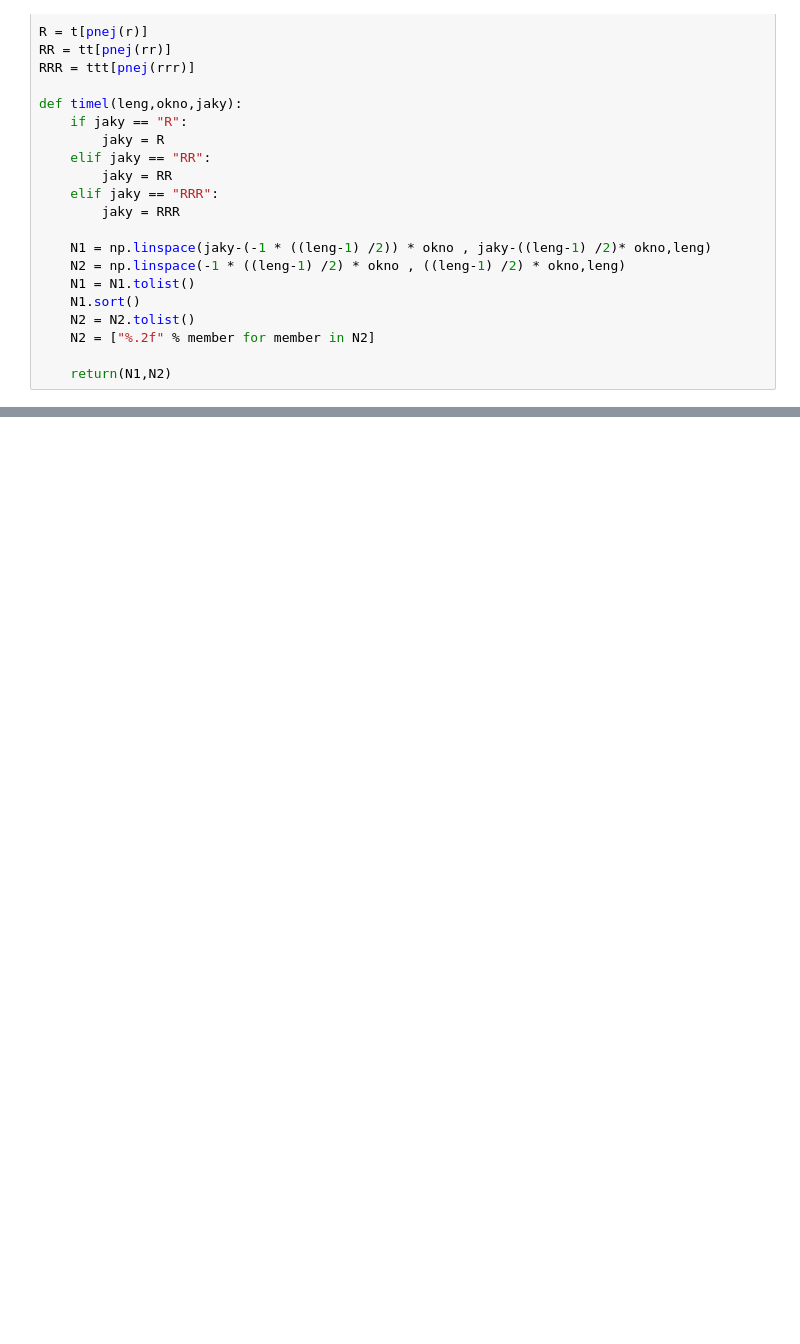
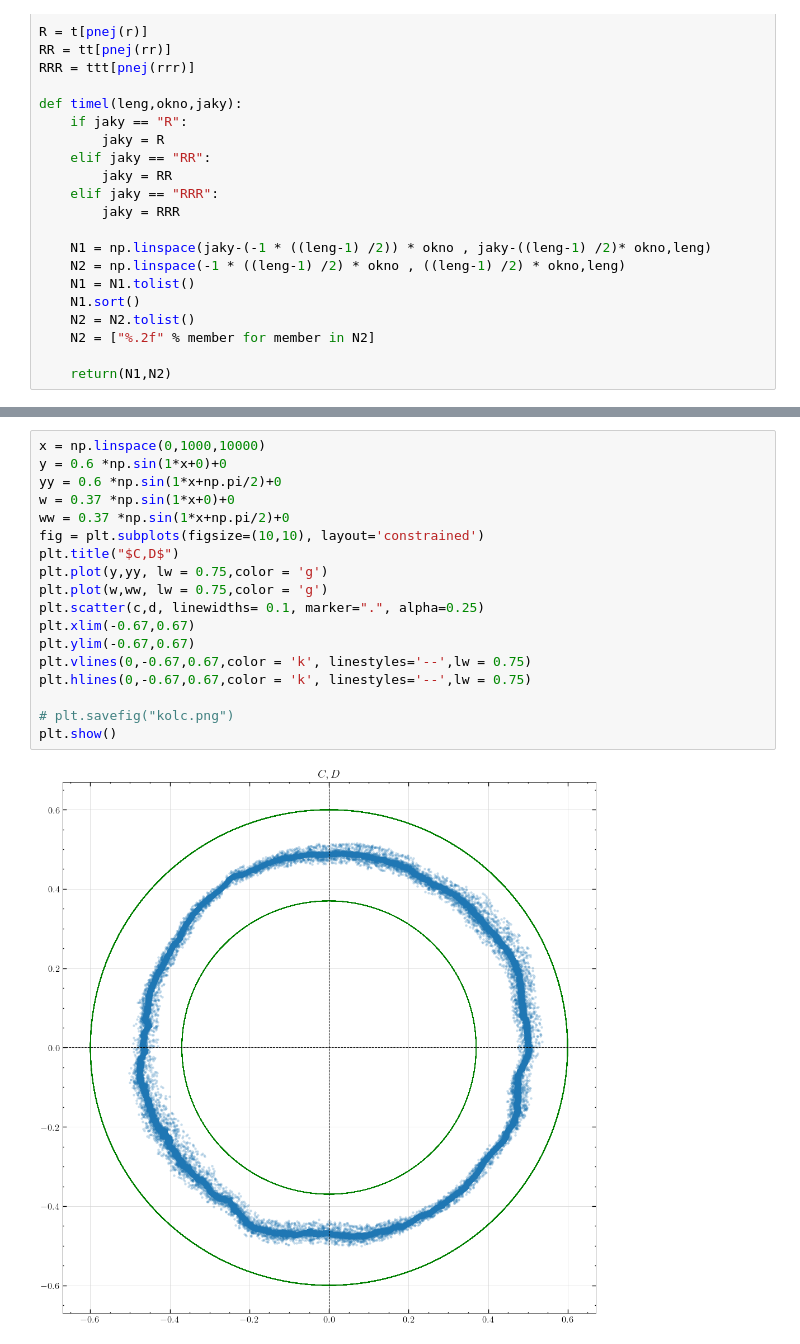
Before and after one commit to Buldadavid/plot, a Jupyter notebook: ERN_NEW_LATEX.ipynb, the cells around one changed output, grey strips where cells are left out. Drawn from its saved outputs; the diff is of its cells as text; blank space fills up the shorter version.

```diff
--- a/ERN_NEW_LATEX.ipynb
+++ b/ERN_NEW_LATEX.ipynb
@@ -178,0 +198,20 @@ plt.savefig("cdr.png")
+# %%
+x = np.linspace(0,1000,10000)
+y = 0.6 *np.sin(1*x+0)+0
+yy = 0.6 *np.sin(1*x+np.pi/2)+0
+w = 0.37 *np.sin(1*x+0)+0
+ww = 0.37 *np.sin(1*x+np.pi/2)+0
+fig = plt.subplots(figsize=(10,10), layout='constrained')
+plt.title("$C,D$")
+plt.plot(y,yy, lw = 0.75,color = 'g')
+plt.plot(w,ww, lw = 0.75,color = 'g')
+plt.scatter(c,d, linewidths= 0.1, marker=".", alpha=0.25)
+plt.xlim(-0.67,0.67)
+plt.ylim(-0.67,0.67)
+plt.vlines(0,-0.67,0.67,color = 'k', linestyles='--',lw = 0.75)
+plt.hlines(0,-0.67,0.67,color = 'k', linestyles='--',lw = 0.75)
+
+# plt.savefig("kolc.png")
+plt.show()
+# %% [output]
+[figure, added]
```
Also changed, not shown: parts of 8 cells of this notebook, 5 other files.
